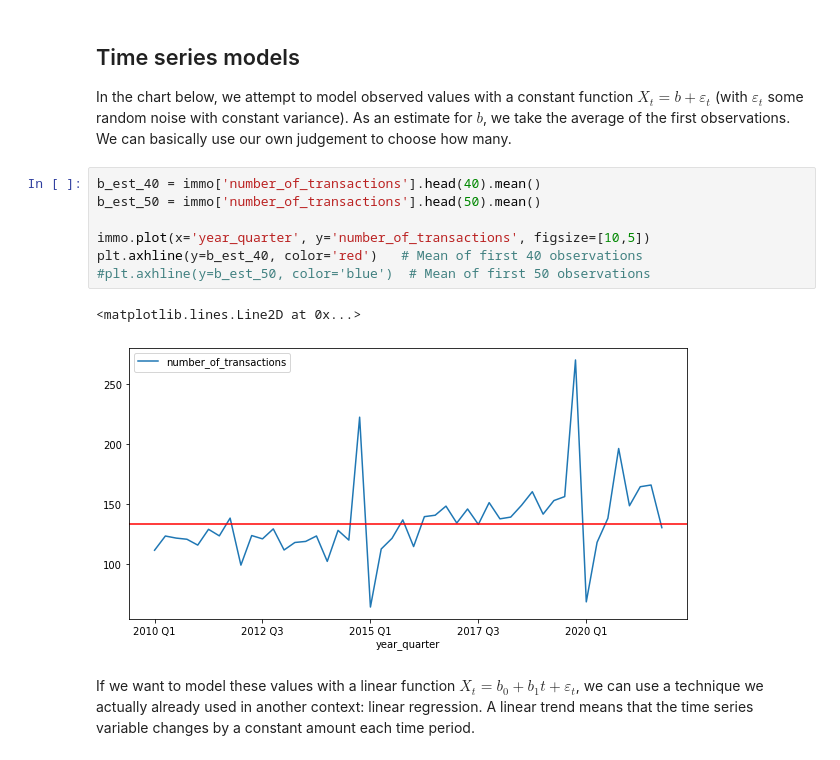
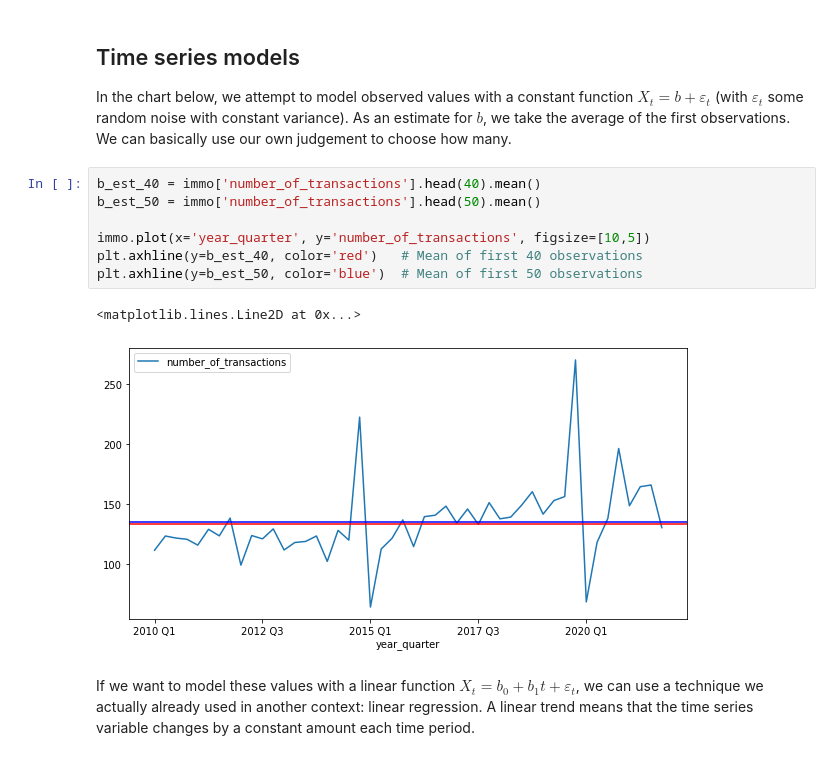
Before and after one commit to szymonvertenten/data-eng, a Jupyter notebook: dsai-en-labs-main/7-time-series/demo_time_series_2.ipynb, the cells around one changed output. Saved outputs shown, nothing was run; the diff lists cells and outputs as text.

```diff
--- a/dsai-en-labs-main/7-time-series/demo_time_series_2.ipynb
+++ b/dsai-en-labs-main/7-time-series/demo_time_series_2.ipynb
@@ -119,13 +119,13 @@ In the chart below, we attempt to model observed values with a constant function
 # %%
 b_est_40 = immo['number_of_transactions'].head(40).mean()
 b_est_50 = immo['number_of_transactions'].head(50).mean()
 
 immo.plot(x='year_quarter', y='number_of_transactions', figsize=[10,5])
 plt.axhline(y=b_est_40, color='red')   # Mean of first 40 observations
-#plt.axhline(y=b_est_50, color='blue')  # Mean of first 50 observations
+plt.axhline(y=b_est_50, color='blue')  # Mean of first 50 observations
 # %% [output]
 <matplotlib.lines.Line2D at 0x...>
-[figure, old version]
+[figure, new version]
 # %% [markdown]
 If we want to model these values with a linear function $X_t = b_0 + b_1 t + \varepsilon_t$, we can use a technique we actually already used in another context: linear regression. A linear trend means that the time series variable changes by a constant amount each time
 period.
```
Also changed, not shown: parts of 2 cells of this notebook, 2 other files.
